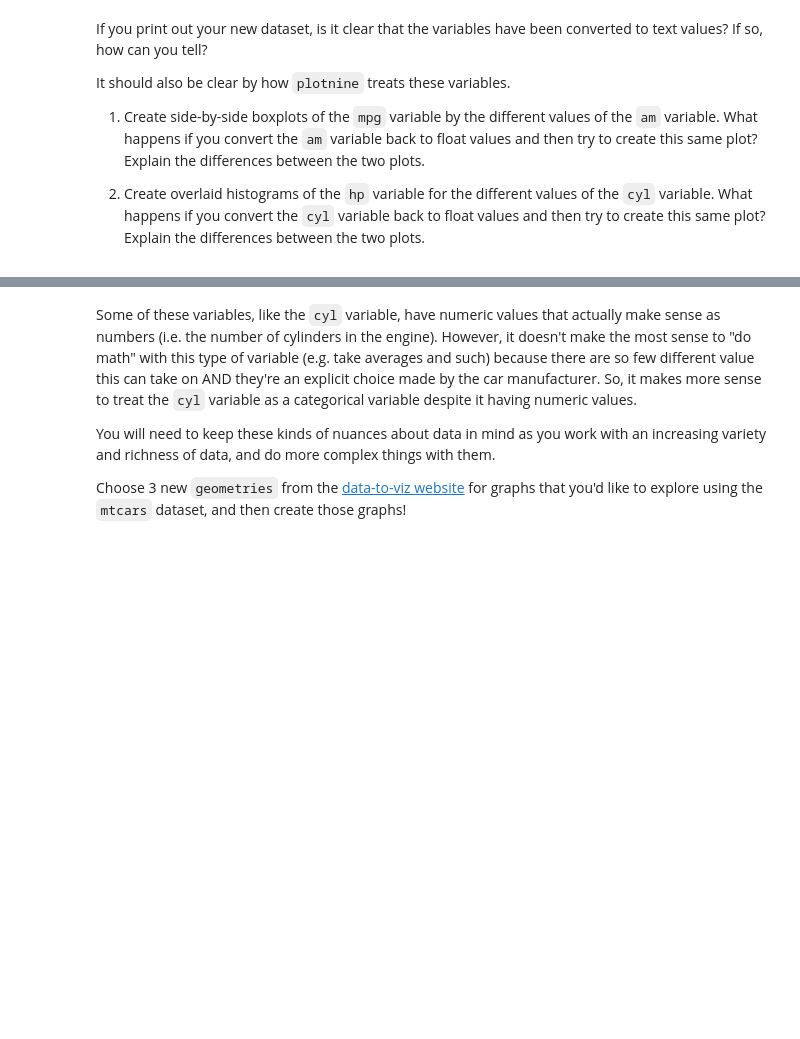
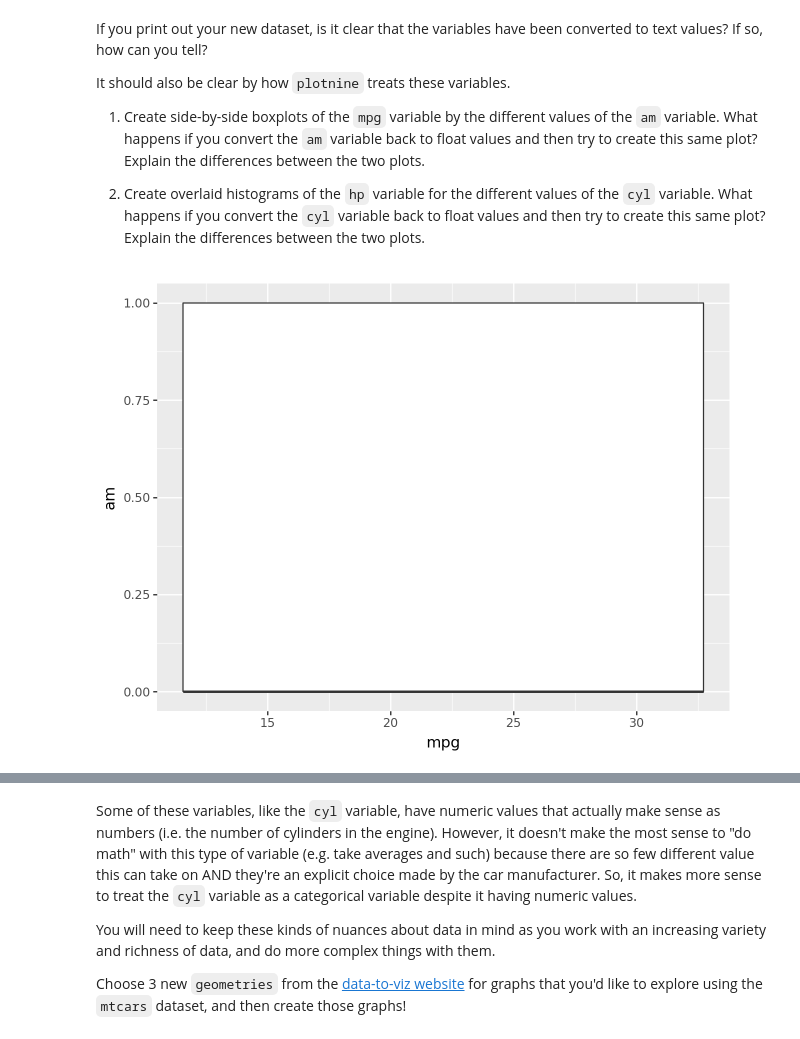
Before and after one commit to lmaier0402/Repository_1, a Jupyter notebook: Introduction_to_Data_Viz_Using_mtcars_Dataset.ipynb, the cells around one changed output, grey strips where cells are left out. Saved outputs shown, nothing was run; the diff lists cells and outputs as text; code cells hidden in the pictures; blank space fills up the shorter version.

```diff
--- a/Introduction_to_Data_Viz_Using_mtcars_Dataset.ipynb
+++ b/Introduction_to_Data_Viz_Using_mtcars_Dataset.ipynb
@@ -18,7 +35,12 @@ df
 The statement "the `mtcars` dataset does not contain the same types of variables as the penguins dataset" is a little true and a little false. There are no variables that contain text values, BUT there are variables that it makes sense to consider categorical variables. In most situations, it makes sense to treat the values of categorical variables as text values instead of numeric values.
 
 Use the `astype()` method to convert the categorical variables of the `mtcars` (df) dataset to have text values in the code chunk below. We've done one for you!
-# %%
-df["am"] = df["am"].astype(str)
-
-# Convert the other variables below
+# %%
+df["am"] = df["am"].astype(float)
+
+# Convert the other variables below
+
+df["cyl"] = df["cyl"].astype(str)
+df["vs"] = df["vs"].astype(str)
+df["gear"] = df["gear"].astype(str)
+df["carb"] = df["carb"].astype(str)
@@ -34,0 +75,7 @@ It should also be clear by how `plotnine` treats these variables.
+# %%
+from plotnine import ggplot, geom_point, aes, geom_boxplot
+
+# Create plot for (1) here
+ggplot(df,aes(x = "mpg", y = "am")) + geom_boxplot()
+# %% [output]
+[figure, added]
```
Also changed, not shown: parts of 14 cells of this notebook, 1 other file.
